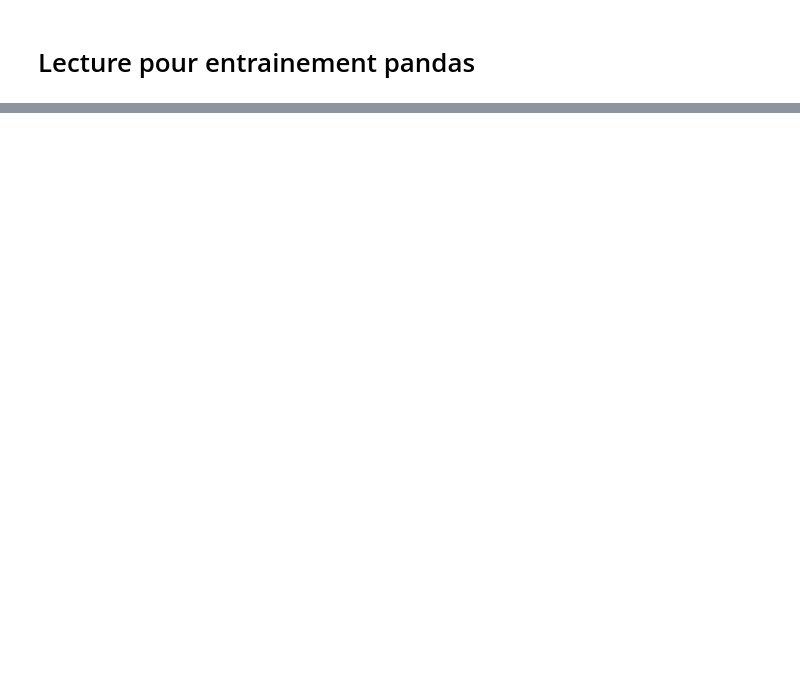
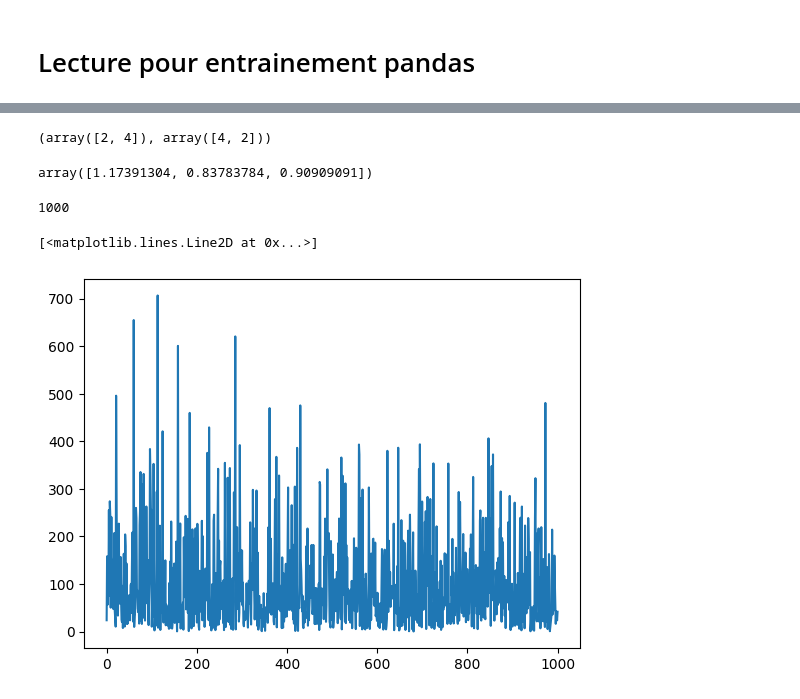
Before and after one commit to Hamidou1089-1/Stage_Inria_dynamique, a Jupyter notebook: src/trainingPandas.ipynb, the cells around one changed output, grey strips where cells are left out. Saved outputs shown, nothing was run; the diff lists cells and outputs as text; code cells hidden in the pictures; blank space fills up the shorter version.

```diff
--- a/src/trainingPandas.ipynb
+++ b/src/trainingPandas.ipynb
@@ -227,0 +78,22 @@ default count vector  0.25
+# %%
+a = np.array([
+    [0, 2],
+    [4, 0]
+])
+
+du_pay = np.sum(a, axis=1)
+on_me_doit = np.sum(a, axis=0)
+du_pay, on_me_doit
+# %% [output]
+(array([2, 4]), array([4, 2]))
+# %%
+a = np.array([0, 1, 3])
+b = a >= 1
+c = np.array([10, 27, 31])
+v = np.array([11, 23, 37])
+
+d1 = c[b]/v[b]
+d2 = c[~b]/v[~b]
+np.concatenate((d1, d2))
+# %% [output]
+array([1.17391304, 0.83783784, 0.90909091])
@@ -227,0 +103,10 @@ default count vector  0.25
+# %%
+g  = stats.gamma.rvs(a=1, loc=0, scale=100, size=1000)
+len(np.linspace(0,101,1000))
+# %% [output]
+1000
+# %%
+plt.plot(np.linspace(0,1000,1000),g)
+# %% [output]
+[<matplotlib.lines.Line2D at 0x...>]
+[figure, added]
```
Also changed, not shown: parts of 25 cells of this notebook, 11 other files.
